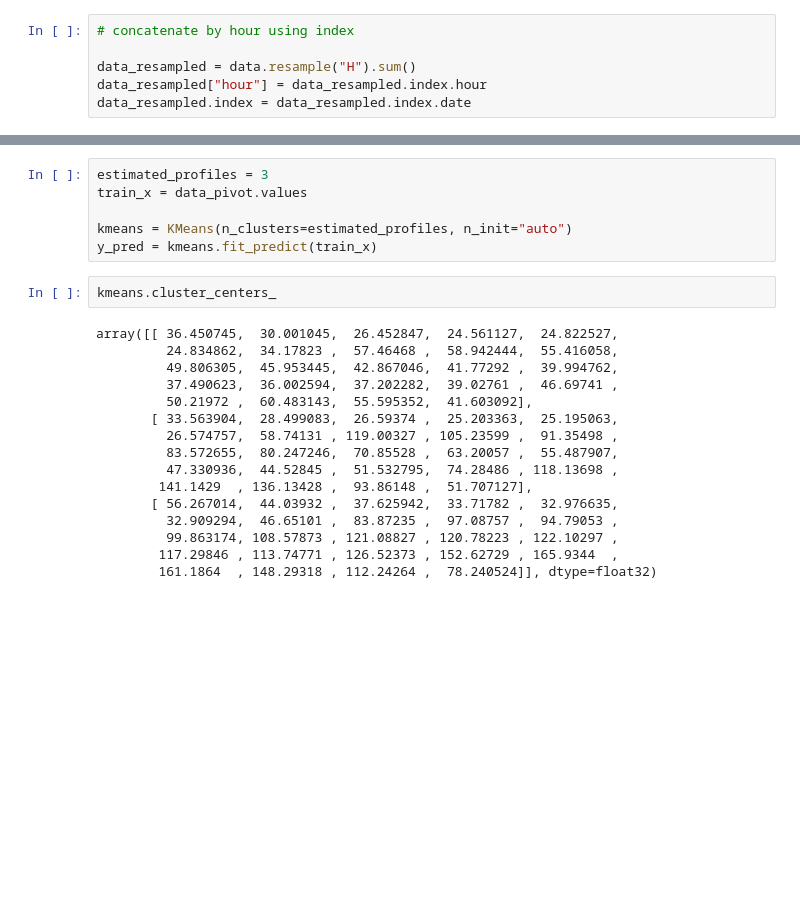
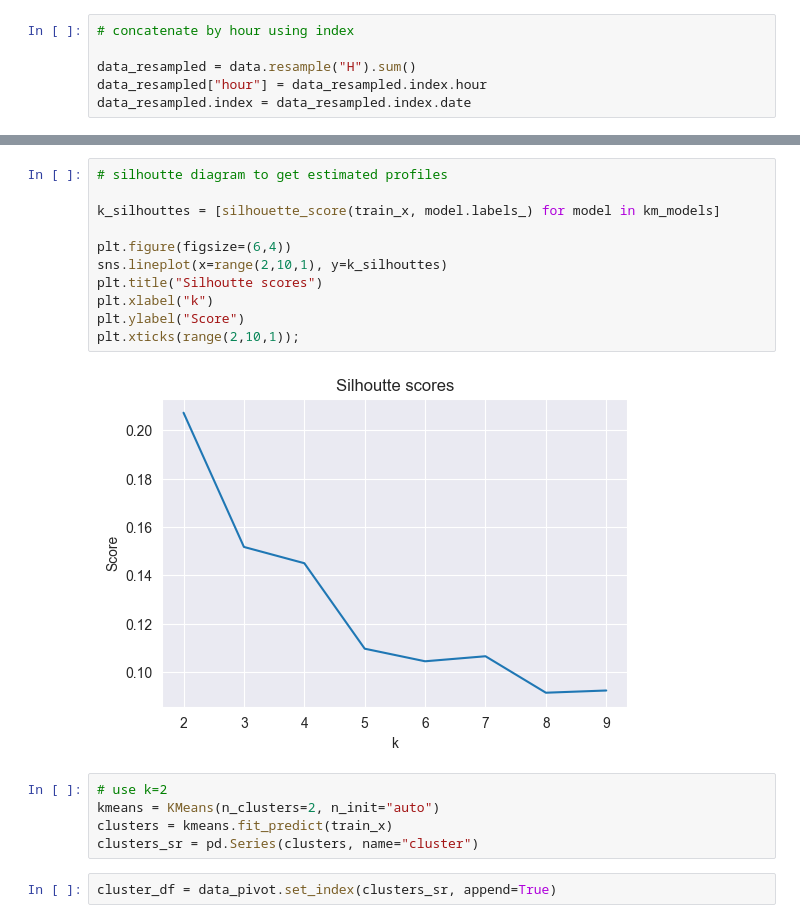
Before and after one commit to nitishsingh158/energy_consumption_clustering, a Jupyter notebook: energy_clustering.ipynb, the cells around one changed output, grey strips where cells are left out. Saved outputs shown, nothing was run; the diff lists cells and outputs as text; blank space fills up the shorter version.

```diff
--- a/energy_clustering.ipynb
+++ b/energy_clustering.ipynb
@@ -45,24 +58,20 @@ data_pivot = data_resampled.pivot(columns="hour", values="Global_active_power").
+# %%
+# silhoutte diagram to get estimated profiles
+
+k_silhouttes = [silhouette_score(train_x, model.labels_) for model in km_models]
+
+plt.figure(figsize=(6,4))
+sns.lineplot(x=range(2,10,1), y=k_silhouttes)
+plt.title("Silhoutte scores")
+plt.xlabel("k")
+plt.ylabel("Score")
+plt.xticks(range(2,10,1));
+# %% [output]
+[figure, added]
 # %%
-estimated_profiles = 3
-train_x = data_pivot.values
-
-kmeans = KMeans(n_clusters=estimated_profiles, n_init="auto")
-y_pred = kmeans.fit_predict(train_x)
+# use k=2
+kmeans = KMeans(n_clusters=2, n_init="auto")
+clusters = kmeans.fit_predict(train_x)
+clusters_sr = pd.Series(clusters, name="cluster")
-# %%
-kmeans.cluster_centers_
-# %% [output]
-array([[ 36.450745,  30.001045,  26.452847,  24.561127,  24.822527,
-         24.834862,  34.17823 ,  57.46468 ,  58.942444,  55.416058,
-         49.806305,  45.953445,  42.867046,  41.77292 ,  39.994762,
-         37.490623,  36.002594,  37.202282,  39.02761 ,  46.69741 ,
-         50.21972 ,  60.483143,  55.595352,  41.603092],
-       [ 33.563904,  28.499083,  26.59374 ,  25.203363,  25.195063,
-         26.574757,  58.74131 , 119.00327 , 105.23599 ,  91.35498 ,
-         83.572655,  80.247246,  70.85528 ,  63.20057 ,  55.487907,
-         47.330936,  44.52845 ,  51.532795,  74.28486 , 118.13698 ,
-        141.1429  , 136.13428 ,  93.86148 ,  51.707127],
-       [ 56.267014,  44.03932 ,  37.625942,  33.71782 ,  32.976635,
-         32.909294,  46.65101 ,  83.87235 ,  97.08757 ,  94.79053 ,
-         99.863174, 108.57873 , 121.08827 , 120.78223 , 122.10297 ,
-        117.29846 , 113.74771 , 126.52373 , 152.62729 , 165.9344  ,
-        161.1864  , 148.29318 , 112.24264 ,  78.240524]], dtype=float32)
+# %%
+cluster_df = data_pivot.set_index(clusters_sr, append=True)
```
Also changed, not shown: parts of 5 cells of this notebook.
